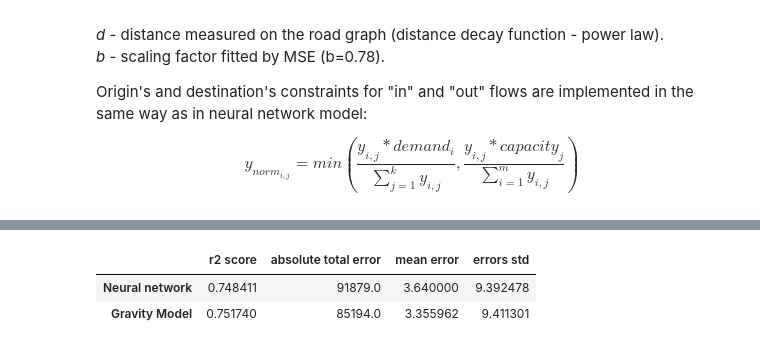
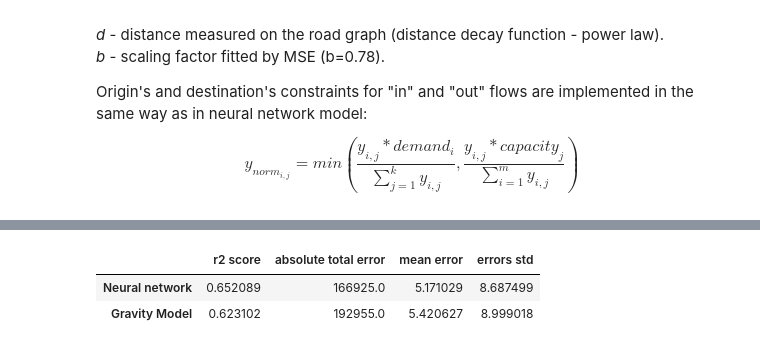
Before and after one commit to E-Kovtun/population_flows_nn, a Jupyter notebook: predict_flow.ipynb, the cells around one changed output, grey strips where cells are left out. Drawn from its saved outputs; the diff is of its cells as text; code cells hidden in the pictures.

```diff
--- a/predict_flow.ipynb
+++ b/predict_flow.ipynb
@@ -581,10 +720,12 @@ def save_ckp(epoch, emb_model, flow_model, optimizer, f_path):
 sparse_dataset = sparse_dataset.shuffle()
 train_dataset = sparse_dataset[:1]
 validate_dataset = sparse_dataset[1:]
+test_data = torch.load("./test_data/normative_2025_new.pt")
 
 print("Train dataset:\n", train_dataset[0])
 print("\nValidate datasets:")
 for dataset in validate_dataset:
     print(dataset)
+print("\nTest data:\n", test_data)
 # %% [output]
 Train dataset:
@@ -758,0 +841,9 @@ def test(graph, model, model_stack, num_nearest_neigh=5):
+# %%
+nn_errors = []
+gravity_errors = []
+for i, y in enumerate(true_y):
+    pos_edges = y > 0
+    nn_errors.append((nn_[i][pos_edges] - y[pos_edges]).tolist())
+    gravity_errors.append((gravity_[i][pos_edges] - y[pos_edges]).tolist())
+
+draw_error_plot(nn_errors, gravity_errors)
@@ -758,0 +854,9 @@ def test(graph, model, model_stack, num_nearest_neigh=5):
+# %%
+nn_errors = []
+gravity_errors = []
+for i, y in enumerate(true_y):
+    pos_edges = y == 0
+    nn_errors.append((nn_[i][pos_edges] - y[pos_edges]).tolist())
+    gravity_errors.append((gravity_[i][pos_edges] - y[pos_edges]).tolist())
+
+draw_error_plot(nn_errors, gravity_errors)
@@ -759,13 +867,13 @@ def test(graph, model, model_stack, num_nearest_neigh=5):
 # %%
 with torch.no_grad():
-    pos_edges = full_graph.y > 0
+    pos_edges = test_data.y > 0
 
     print("-------- GNN + MLP ---------")
-    nn_predict_y = test(full_graph, "NN", [emb_model, flow_model])
-    nn_errors = (torch.round(nn_predict_y[pos_edges]) - full_graph.y[pos_edges]).tolist()
+    nn_predict_y = test(test_data, "NN", [emb_model, flow_model], response="y")
+    nn_errors = (torch.round(nn_predict_y[pos_edges]) - test_data.y[pos_edges]).tolist()
 
     print("-------- Gravity model ---------")
-    gravity_predict_y = test(full_graph, "gravity_model", [gravity_model])
-    gravity_errors = (torch.round(gravity_predict_y[pos_edges]) -full_graph.y[pos_edges]).tolist()
+    gravity_predict_y = test(test_data, "gravity_model", [gravity_model], response="y")
+    gravity_errors = (torch.round(gravity_predict_y[pos_edges]) -test_data.y[pos_edges]).tolist()
 # %% [output]
 -------- GNN + MLP ---------
@@ -773,21 +899,21 @@ with torch.no_grad():
 # %%
 pd.DataFrame({
-    "r2 score": [r2_loss(nn_predict_y, full_graph.y).item(), r2_loss(gravity_predict_y, full_graph.y).item()],
+    "r2 score": [r2_loss(nn_predict_y, test_data.y).item(), r2_loss(gravity_predict_y, test_data.y).item()],
     "absolute total error": [
-        (torch.sum(torch.abs(full_graph.y - nn_predict_y))).item(),
-        (torch.sum(torch.abs(full_graph.y - gravity_predict_y))).item()
+        (torch.sum(torch.abs(test_data.y - nn_predict_y))).item(),
+        (torch.sum(torch.abs(test_data.y - gravity_predict_y))).item()
         ],
     "mean error": [
-        torch.round(torch.mean(torch.abs(full_graph.y[full_graph.y !=0] - nn_predict_y[full_graph.y !=0])), decimals=2).item(),
-        torch.mean(torch.abs(full_graph.y[full_graph.y !=0] - gravity_predict_y[full_graph.y !=0])).item(),
+        torch.mean(torch.abs(test_data.y[test_data.y !=0] - nn_predict_y[test_data.y !=0])).item(),
+        torch.mean(torch.abs(test_data.y[test_data.y !=0] - gravity_predict_y[test_data.y !=0])).item(),
         ],
     "errors std": [
-        torch.std(torch.abs(full_graph.y[full_graph.y !=0] - nn_predict_y[full_graph.y !=0])).item(),
-        torch.std(torch.abs(full_graph.y[full_graph.y !=0] - gravity_predict_y[full_graph.y !=0])).item()
+        torch.std(torch.abs(test_data.y[test_data.y !=0] - nn_predict_y[test_data.y !=0])).item(),
+        torch.std(torch.abs(test_data.y[test_data.y !=0] - gravity_predict_y[test_data.y !=0])).item()
         ]
 }, index=["Neural network", "Gravity Model"])
 # %% [output]
 |  | r2 score | absolute total error | mean error | errors std |
-| Neural network | 0.748411 | 91879.0 | 3.640000 | 9.392478 |
-| Gravity Model | 0.751740 | 85194.0 | 3.355962 | 9.411301 |
+| Neural network | 0.652089 | 166925.0 | 5.171029 | 8.687499 |
+| Gravity Model | 0.623102 | 192955.0 | 5.420627 | 8.999018 |
 # %%
```
Also changed, not shown: parts of 30 cells of this notebook.
